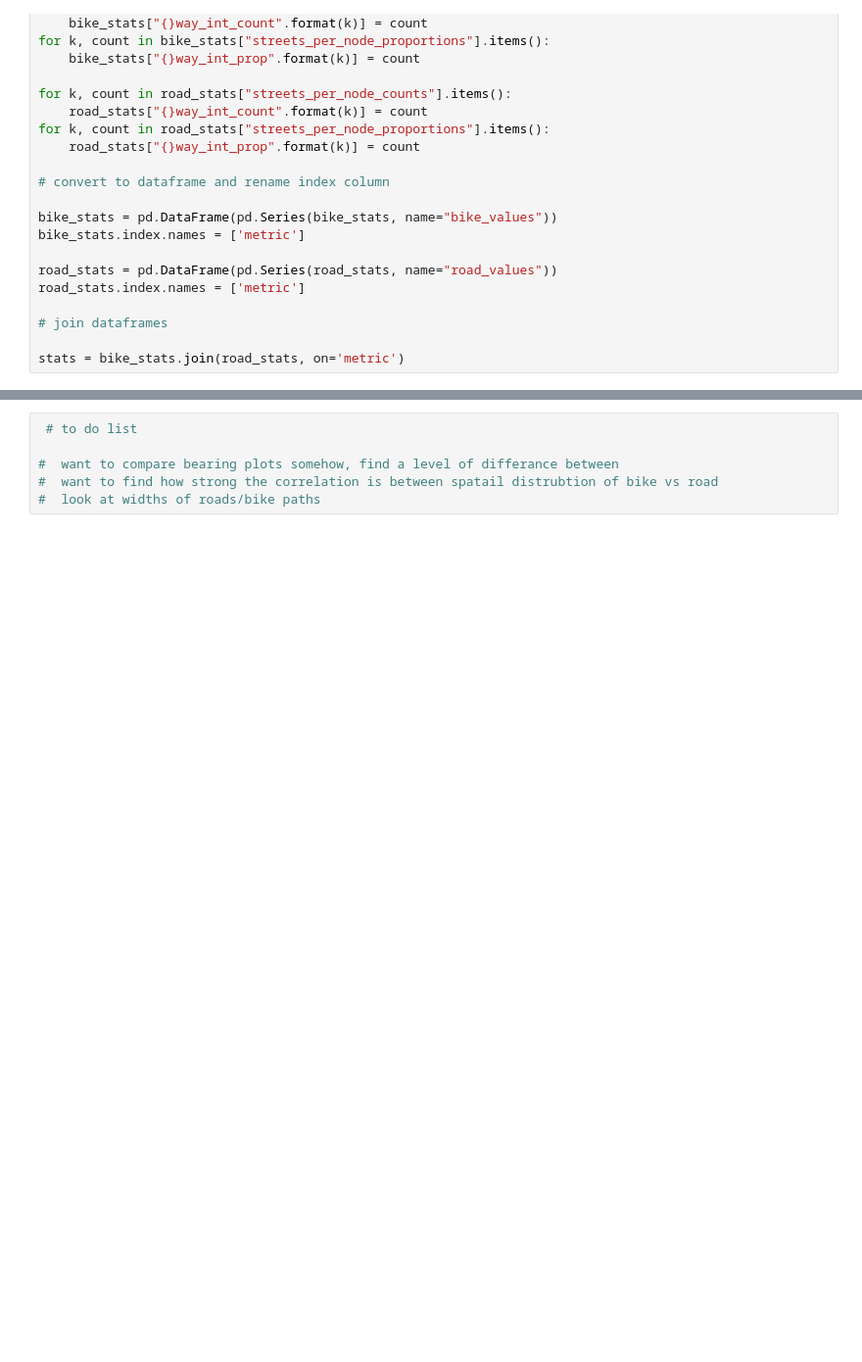
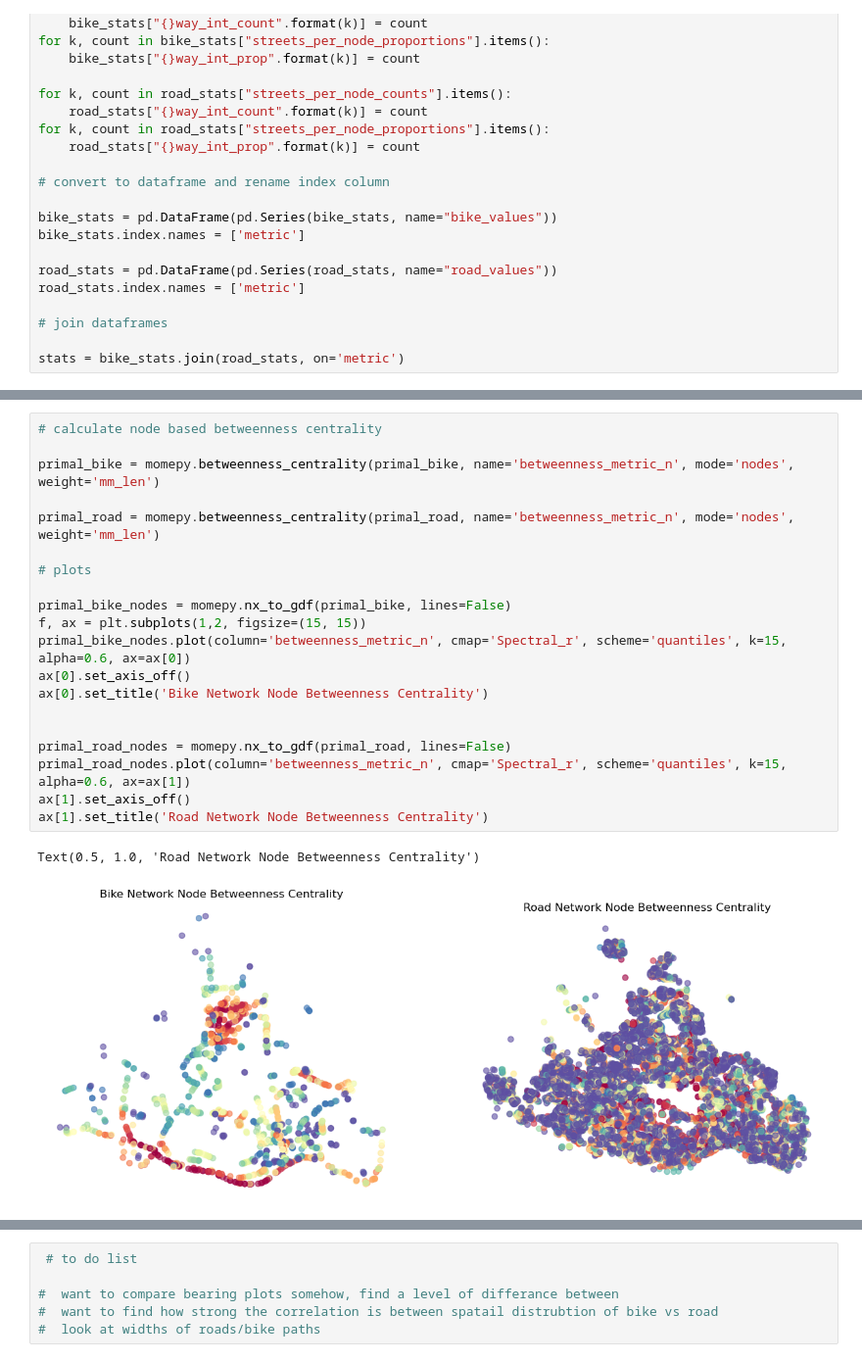
Before and after one commit to Froguin99/bikeNetworksEDA, a Jupyter notebook: 01-bike-network-data-analysis.ipynb, the cells around one changed output, grey strips where cells are left out. Shown at 98% size. Drawn from its saved outputs; the diff is of its cells as text; blank space fills up the shorter version.

Commit message:
Updated to include centrality measures

```diff
--- a/01-bike-network-data-analysis.ipynb
+++ b/01-bike-network-data-analysis.ipynb
@@ -256,0 +282,23 @@ plt.show()
+# %%
+# calculate node based betweenness centrality
+
+primal_bike = momepy.betweenness_centrality(primal_bike, name='betweenness_metric_n', mode='nodes', weight='mm_len')
+
+primal_road = momepy.betweenness_centrality(primal_road, name='betweenness_metric_n', mode='nodes', weight='mm_len')
+
+# plots
+
+primal_bike_nodes = momepy.nx_to_gdf(primal_bike, lines=False)
+f, ax = plt.subplots(1,2, figsize=(15, 15))
+primal_bike_nodes.plot(column='betweenness_metric_n', cmap='Spectral_r', scheme='quantiles', k=15, alpha=0.6, ax=ax[0])
+ax[0].set_axis_off()
+ax[0].set_title('Bike Network Node Betweenness Centrality')
+
+
+primal_road_nodes = momepy.nx_to_gdf(primal_road, lines=False)
+primal_road_nodes.plot(column='betweenness_metric_n', cmap='Spectral_r', scheme='quantiles', k=15, alpha=0.6, ax=ax[1])
+ax[1].set_axis_off()
+ax[1].set_title('Road Network Node Betweenness Centrality')
+# %% [output]
+Text(0.5, 1.0, 'Road Network Node Betweenness Centrality')
+[figure, added]
```
Also changed, not shown: parts of 14 cells of this notebook.
